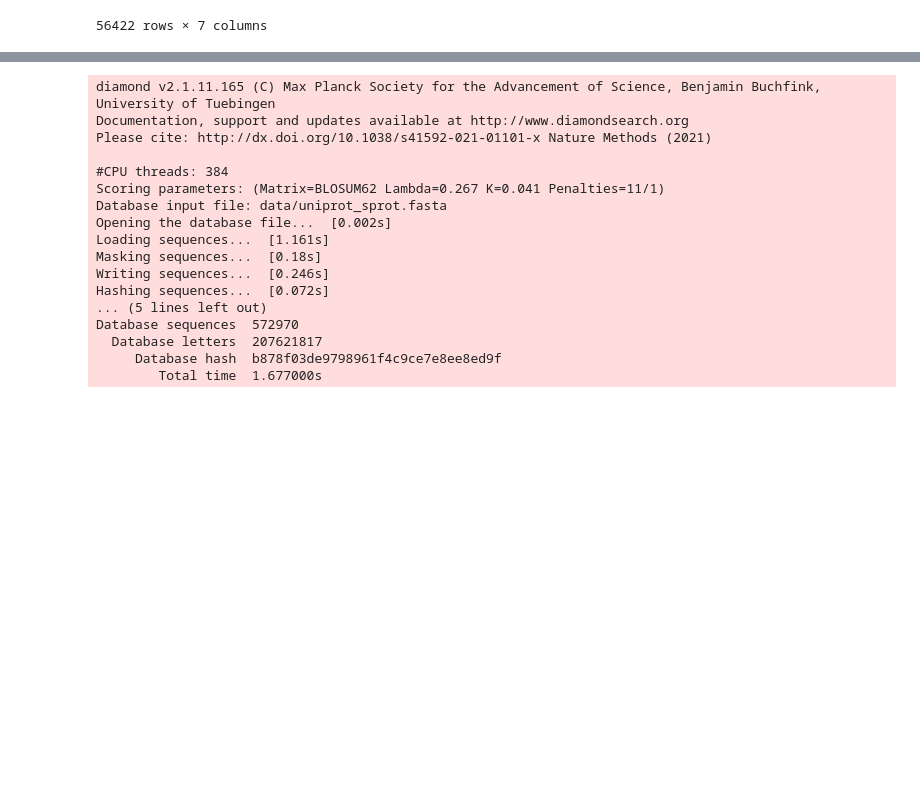
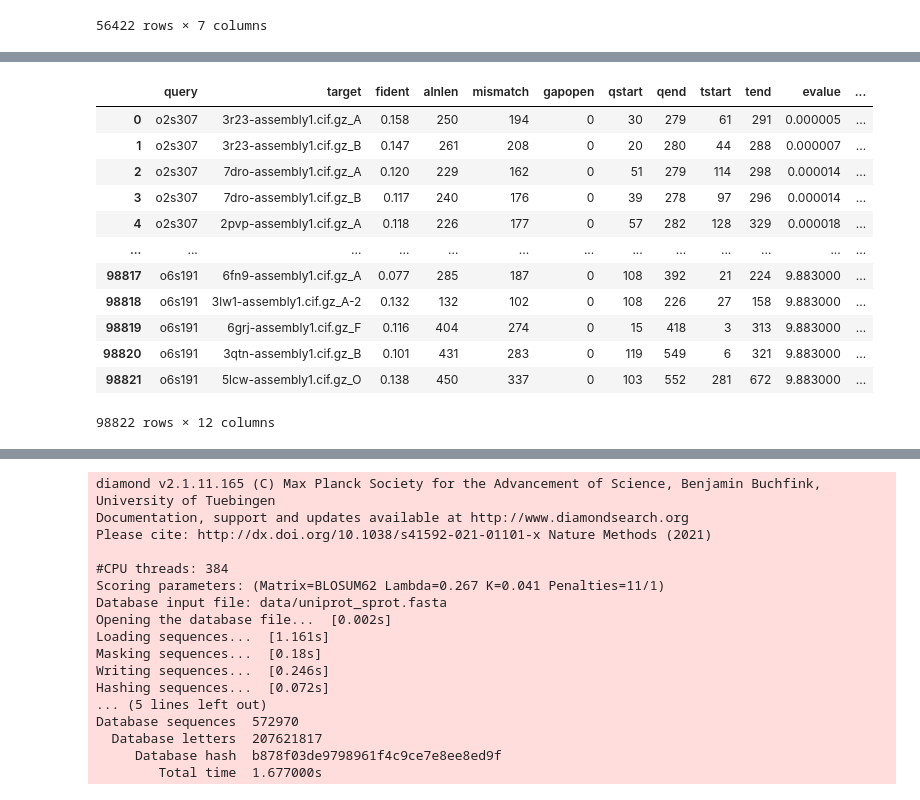
Before and after one commit to ArianeMora/annotate-e, a Jupyter notebook: playground.ipynb, the cells around one changed output, grey strips where cells are left out. Saved outputs shown, nothing was run; the diff lists cells and outputs as text; code cells hidden in the pictures; blank space fills up the shorter version.

```diff
--- a/playground.ipynb
+++ b/playground.ipynb
@@ -160,0 +279,16 @@ FileNotFoundError: [Errno 2] No such file or directory: 'pdb_files.pkl'
+# %%
+pd.read_pickle('/disk1/ariane/vscode/annotate-e/examples/pdb_files.pkl')
+# %% [output]
+|  | query | target | fident | alnlen | mismatch | gapopen | qstart | qend | tstart | tend | evalue | ... |
+| 0 | o2s307 | 3r23-assembly1.cif.gz_A | 0.158 | 250 | 194 | 0 | 30 | 279 | 61 | 291 | 0.000005 | ... |
+| 1 | o2s307 | 3r23-assembly1.cif.gz_B | 0.147 | 261 | 208 | 0 | 20 | 280 | 44 | 288 | 0.000007 | ... |
+| 2 | o2s307 | 7dro-assembly1.cif.gz_A | 0.120 | 229 | 162 | 0 | 51 | 279 | 114 | 298 | 0.000014 | ... |
+| 3 | o2s307 | 7dro-assembly1.cif.gz_B | 0.117 | 240 | 176 | 0 | 39 | 278 | 97 | 296 | 0.000014 | ... |
+| 4 | o2s307 | 2pvp-assembly1.cif.gz_A | 0.118 | 226 | 177 | 0 | 57 | 282 | 128 | 329 | 0.000018 | ... |
+| ... | ... | ... | ... | ... | ... | ... | ... | ... | ... | ... | ... | ... |
+| 98817 | o6s191 | 6fn9-assembly1.cif.gz_A | 0.077 | 285 | 187 | 0 | 108 | 392 | 21 | 224 | 9.883000 | ... |
+| 98818 | o6s191 | 3lw1-assembly1.cif.gz_A-2 | 0.132 | 132 | 102 | 0 | 108 | 226 | 27 | 158 | 9.883000 | ... |
+| 98819 | o6s191 | 6grj-assembly1.cif.gz_F | 0.116 | 404 | 274 | 0 | 15 | 418 | 3 | 313 | 9.883000 | ... |
+| 98820 | o6s191 | 3qtn-assembly1.cif.gz_B | 0.101 | 431 | 283 | 0 | 119 | 549 | 6 | 321 | 9.883000 | ... |
+| 98821 | o6s191 | 5lcw-assembly1.cif.gz_O | 0.138 | 450 | 337 | 0 | 103 | 552 | 281 | 672 | 9.883000 | ... |
+98822 rows × 12 columns
```
Also changed, not shown: parts of 7 cells of this notebook, 1 other file.
